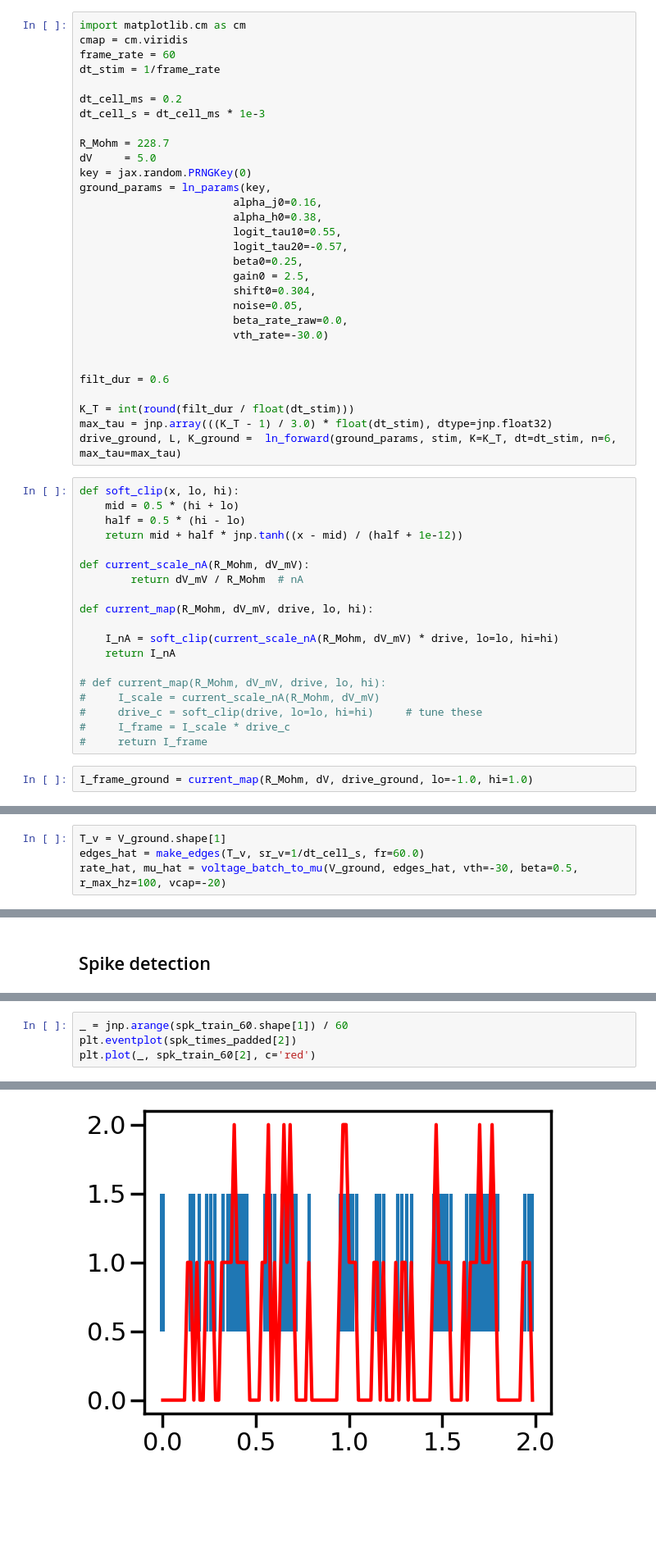
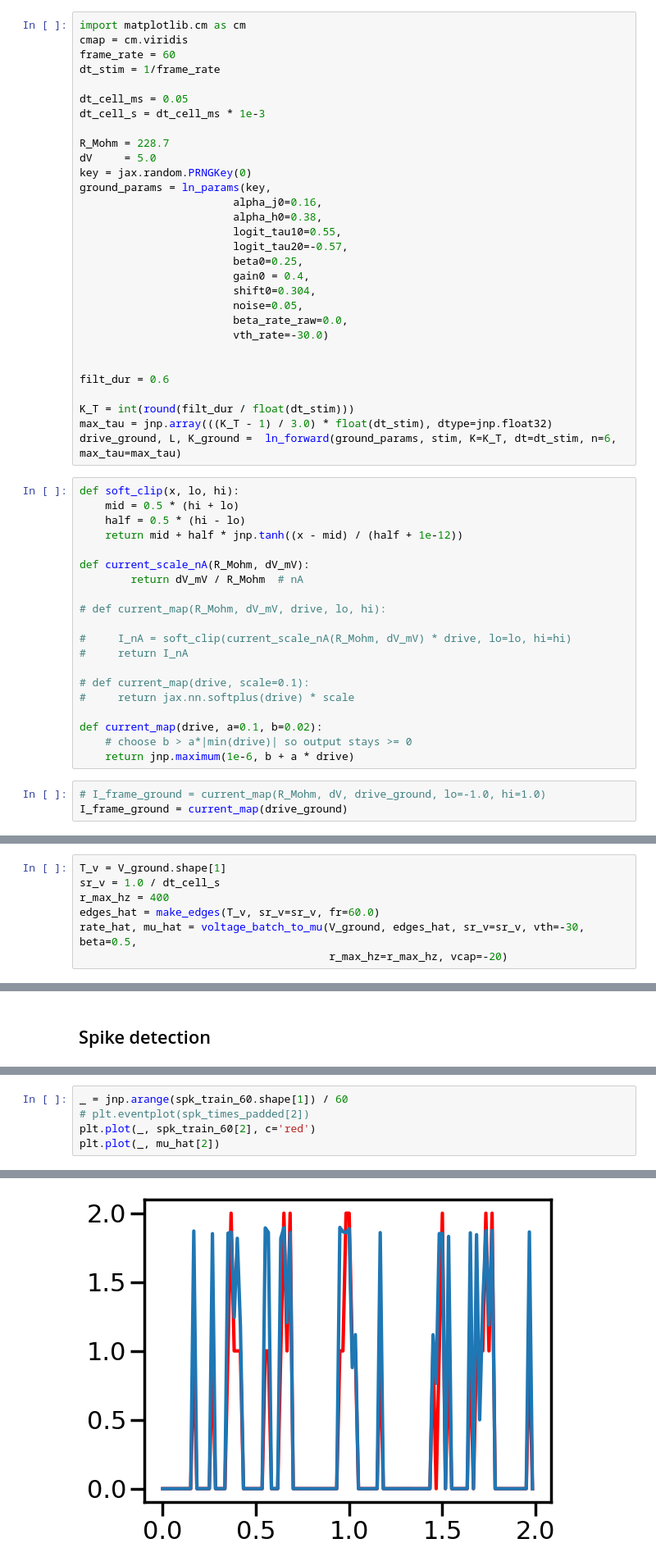
Before and after one commit to guardomayas/jaxley_rgc, a Jupyter notebook: sim_RGC.ipynb, the cells around one changed output, grey strips where cells are left out. Shown at 82% size. Drawn from its saved outputs; the diff is of its cells as text; blank space fills up the shorter version.

```diff
--- a/sim_RGC.ipynb
+++ b/sim_RGC.ipynb
@@ -123,7 +122,7 @@ cmap = cm.viridis
 frame_rate = 60
 dt_stim = 1/frame_rate
 
-dt_cell_ms = 0.2
+dt_cell_ms = 0.05
 dt_cell_s = dt_cell_ms * 1e-3
 
 R_Mohm = 228.7
@@ -135,7 +134,7 @@ ground_params = ln_params(key,
                         logit_tau10=0.55,
                         logit_tau20=-0.57,
                         beta0=0.25,
-                        gain0 = 2.5,
+                        gain0 = 0.4,
                         shift0=0.304,
                         noise=0.05,
                         beta_rate_raw=0.0,
@@ -156,15 +155,17 @@ def soft_clip(x, lo, hi):
 def current_scale_nA(R_Mohm, dV_mV):
         return dV_mV / R_Mohm  # nA
 
-def current_map(R_Mohm, dV_mV, drive, lo, hi):
+# def current_map(R_Mohm, dV_mV, drive, lo, hi):
 
-    I_nA = soft_clip(current_scale_nA(R_Mohm, dV_mV) * drive, lo=lo, hi=hi)
-    return I_nA
+#     I_nA = soft_clip(current_scale_nA(R_Mohm, dV_mV) * drive, lo=lo, hi=hi)
+#     return I_nA
 
-# def current_map(R_Mohm, dV_mV, drive, lo, hi):
-#     I_scale = current_scale_nA(R_Mohm, dV_mV)
-#     drive_c = soft_clip(drive, lo=lo, hi=hi)     # tune these
-#     I_frame = I_scale * drive_c
-#     return I_frame
+# def current_map(drive, scale=0.1):
+#     return jax.nn.softplus(drive) * scale
+
+def current_map(drive, a=0.1, b=0.02):
+    # choose b > a*|min(drive)| so output stays >= 0
+    return jnp.maximum(1e-6, b + a * drive)
 # %%
-I_frame_ground = current_map(R_Mohm, dV, drive_ground, lo=-1.0, hi=1.0)
+# I_frame_ground = current_map(R_Mohm, dV, drive_ground, lo=-1.0, hi=1.0)
+I_frame_ground = current_map(drive_ground)
@@ -188,7 +197,10 @@ Added 1 recordings. See `.recordings` for details.
 # %%
 T_v = V_ground.shape[1]
-edges_hat = make_edges(T_v, sr_v=1/dt_cell_s, fr=60.0)
-rate_hat, mu_hat = voltage_batch_to_mu(V_ground, edges_hat, vth=-30, beta=0.5, r_max_hz=100, vcap=-20)
+sr_v = 1.0 / dt_cell_s
+r_max_hz = 400
+edges_hat = make_edges(T_v, sr_v=sr_v, fr=60.0)
+rate_hat, mu_hat = voltage_batch_to_mu(V_ground, edges_hat, sr_v=sr_v, vth=-30, beta=0.5,
+                                       r_max_hz=r_max_hz, vcap=-20)
 # %% [markdown]
 ### Visualize V to rate diff transformation
 # %%
@@ -238,7 +250,8 @@ n_spk (first 10): [61 58 66 64 64 59 62 61 63 63]
 # %%
 _ = jnp.arange(spk_train_60.shape[1]) / 60
-plt.eventplot(spk_times_padded[2])
+# plt.eventplot(spk_times_padded[2])
 plt.plot(_, spk_train_60[2], c='red')
+plt.plot(_, mu_hat[2])
 # %% [output]
 [<matplotlib.lines.Line2D at 0x...>]
-[figure, old version]
+[figure, new version]
```
Also changed, not shown: parts of 19 cells of this notebook, 7 other files.
